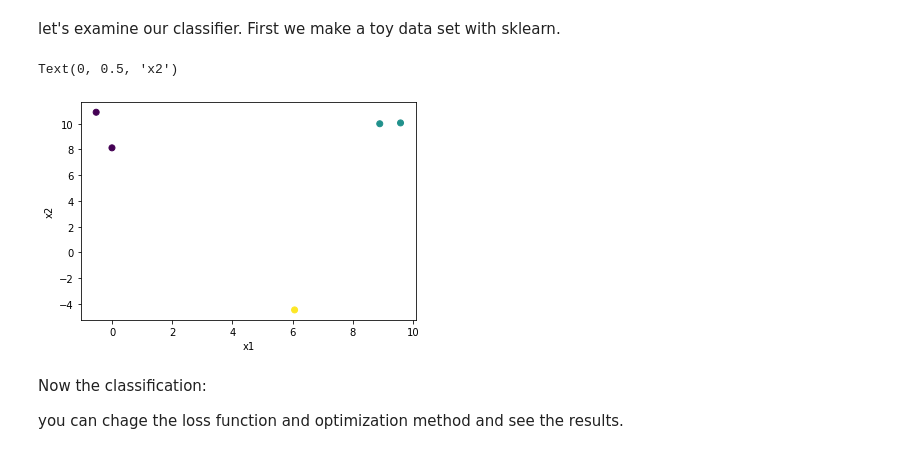
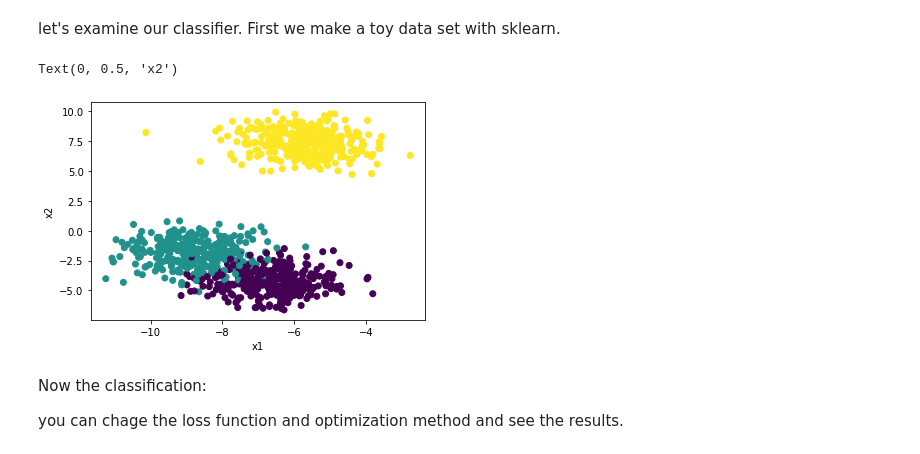
Before and after one commit to Ali-Setareh/MLP-Assignments, a Jupyter notebook: HW2/HW.ipynb, the cells around one changed output. Cells and saved outputs as stored; diff of their text form; code cells hidden in the pictures.

```diff
--- a/HW2/HW.ipynb
+++ b/HW2/HW.ipynb
@@ -287,18 +293,18 @@ class Ali_classifier():
 let's examine our classifier. First we make a toy data set with sklearn.
 # %%
 from sklearn.datasets import make_blobs,make_circles
-n_s=5
+n_s=1000
 class_num=3
 X, Y = make_blobs(n_samples=n_s,centers=class_num)
 plt.scatter(*X.T,c=Y)
 plt.xlabel('x1')
 plt.ylabel('x2')
 #from sklearn.preprocessing import PolynomialFeatures
 #poly=PolynomialFeatures(2,include_bias=False)
 #X_poly=poly.fit_transform(X)
 # %% [output]
 Text(0, 0.5, 'x2')
-[figure, old version]
+[figure, new version]
 # %% [markdown]
 Now the classification:
 
```
Also changed, not shown: parts of 25 cells of this notebook.
